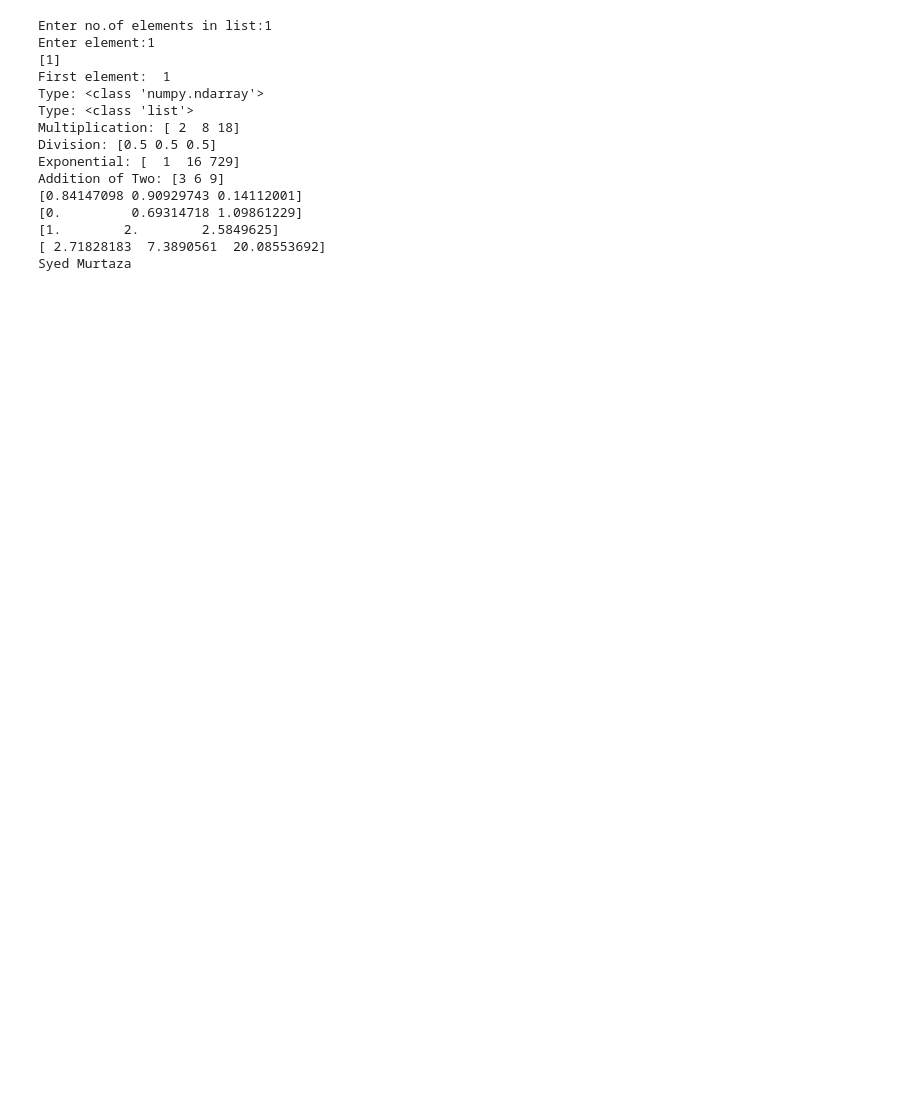
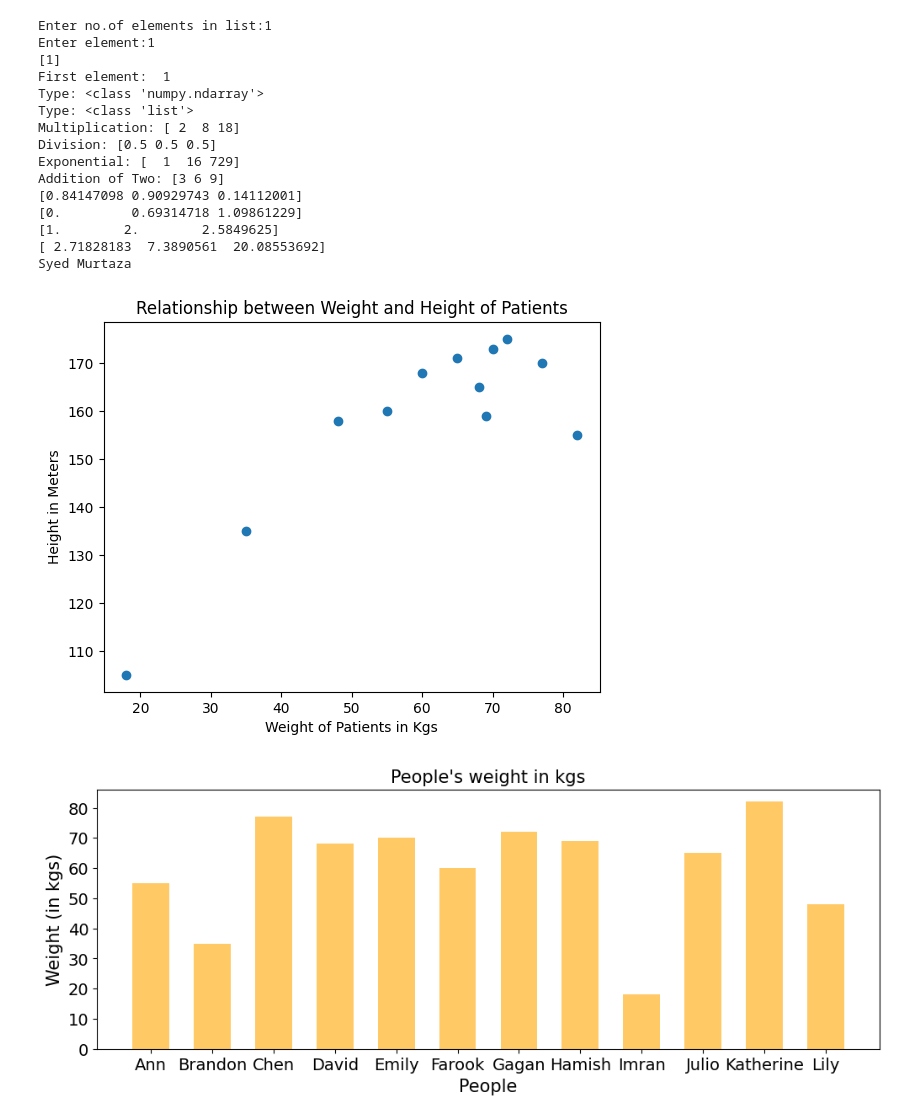
Before and after one commit to 2303A51259/AIML, a Jupyter notebook: Lab1_py.ipynb, the cells around one changed output. Saved outputs shown, nothing was run; the diff lists cells and outputs as text; code cells hidden in the pictures; blank space fills up the shorter version.

```diff
--- a/Lab1_py.ipynb
+++ b/Lab1_py.ipynb
@@ -19,30 +19,53 @@ print("Multiplication:",arr*ar2)
 print("Division:",arr/ar2)
 print("Exponential:",arr**ar2)
 print("Addition of Two:",arr+ar2)
 p=numpy.sin(arr)
 s=numpy.log(arr)
 q=numpy.log2(ar2)
 r=numpy.exp(arr)
 print(p)
 print(s)
 print(q)
 print(r)
 str1="Syed"
 str2="Murtaza"
 print(str1+" "+str2)
+people = ['Ann','Brandon','Chen','David','Emily','Farook',
+          'Gagan','Hamish','Imran','Julio','Katherine','Lily']
+age = [21,12,32,45,37,18,28,52,5,40,48,15]
+weight = [55,35,77,68,70,60,72,69,18,65,82,48]
+height = [160,135,170,165,173,168,175,159,105,171,155,158]
+import matplotlib.pyplot as plt
+plt.scatter(weight, height)
+plt.title("Relationship between Weight and Height of Patients")
+plt.ylabel("Height in Meters")
+plt.xlabel("Weight of Patients in Kgs")
+plt.show()
+plt.figure(figsize=(12,4))
+plt.title("People's weight in kgs",fontsize=15)
+plt.bar(x=people,height=weight, width=0.6,
+        color='orange',alpha=0.6)
+
+plt.xlabel("People",fontsize=15)
+plt.xticks(fontsize=14)
+plt.yticks(fontsize=14)
+plt.ylabel("Weight (in kgs)",fontsize=15)
+plt.show()
 # %% [output]
 Enter no.of elements in list:1
 Enter element:1
 [1]
 First element:  1
 Type: <class 'numpy.ndarray'>
 Type: <class 'list'>
 Multiplication: [ 2  8 18]
 Division: [0.5 0.5 0.5]
 Exponential: [  1  16 729]
 Addition of Two: [3 6 9]
 [0.84147098 0.90929743 0.14112001]
 [0.         0.69314718 1.09861229]
 [1.        2.        2.5849625]
 [ 2.71828183  7.3890561  20.08553692]
 Syed Murtaza
+[figure, added]
+[figure, added]
```
